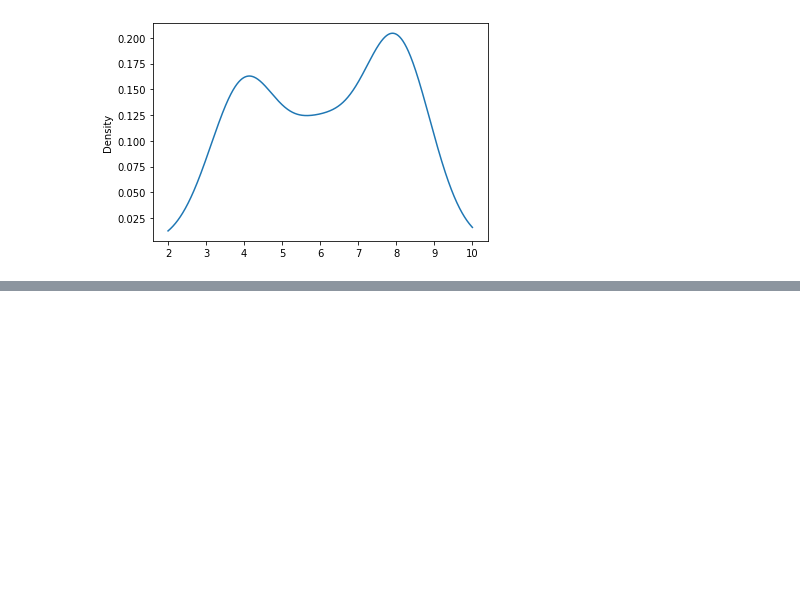
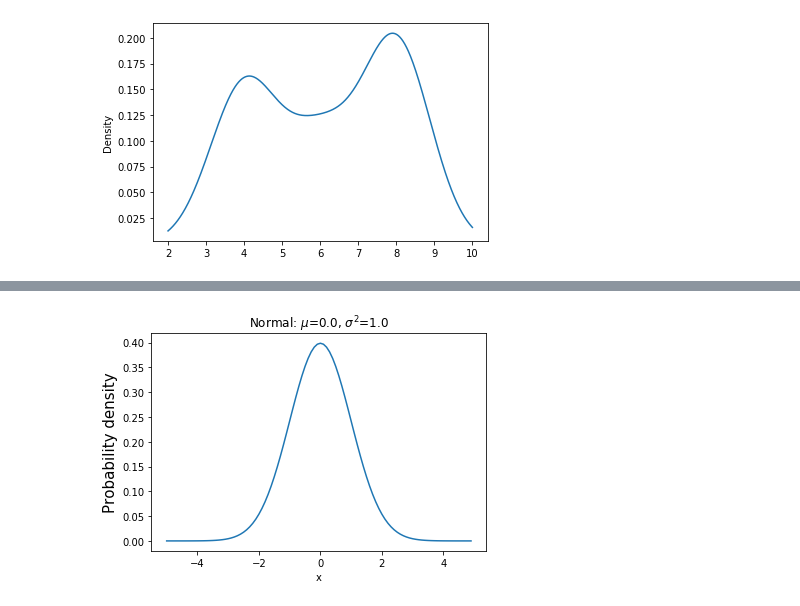
Before and after one commit to ShixiangWang/pybook, a Jupyter notebook: 15-stats.ipynb, the cells around one changed output, grey strips where cells are left out. Drawn from its saved outputs; the diff is of its cells as text; code cells hidden in the pictures; blank space fills up the shorter version.

```diff
--- a/15-stats.ipynb
+++ b/15-stats.ipynb
@@ -190,0 +212,12 @@ mtcars.cyl.plot(kind='kde')
+# %%
+mu = 0 # 均值
+sigma = 1 # 标准差
+x = np.arange(-5,5,0.1)
+y = stats.norm.pdf(x,mu,sigma)  # 生成正态分布概率函数值
+plt.plot(x, y)
+plt.title('Normal: $\mu$=%.1f, $\sigma^2$=%.1f' % (mu,sigma))
+plt.xlabel('x')
+plt.ylabel('Probability density', fontsize=15)
+plt.show()
+# %% [output]
+[figure, added]
```
Also changed, not shown: parts of 26 cells of this notebook.
